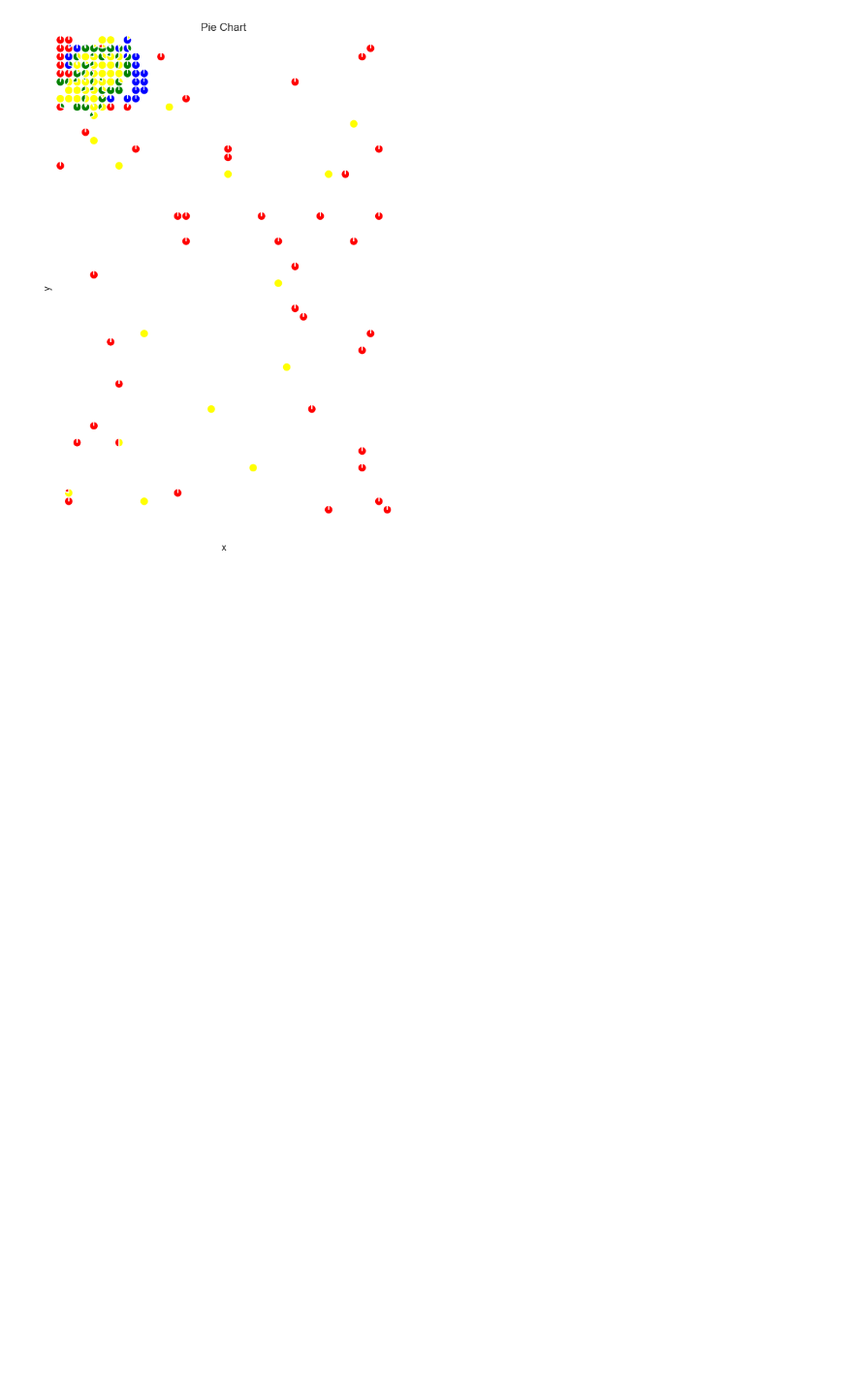
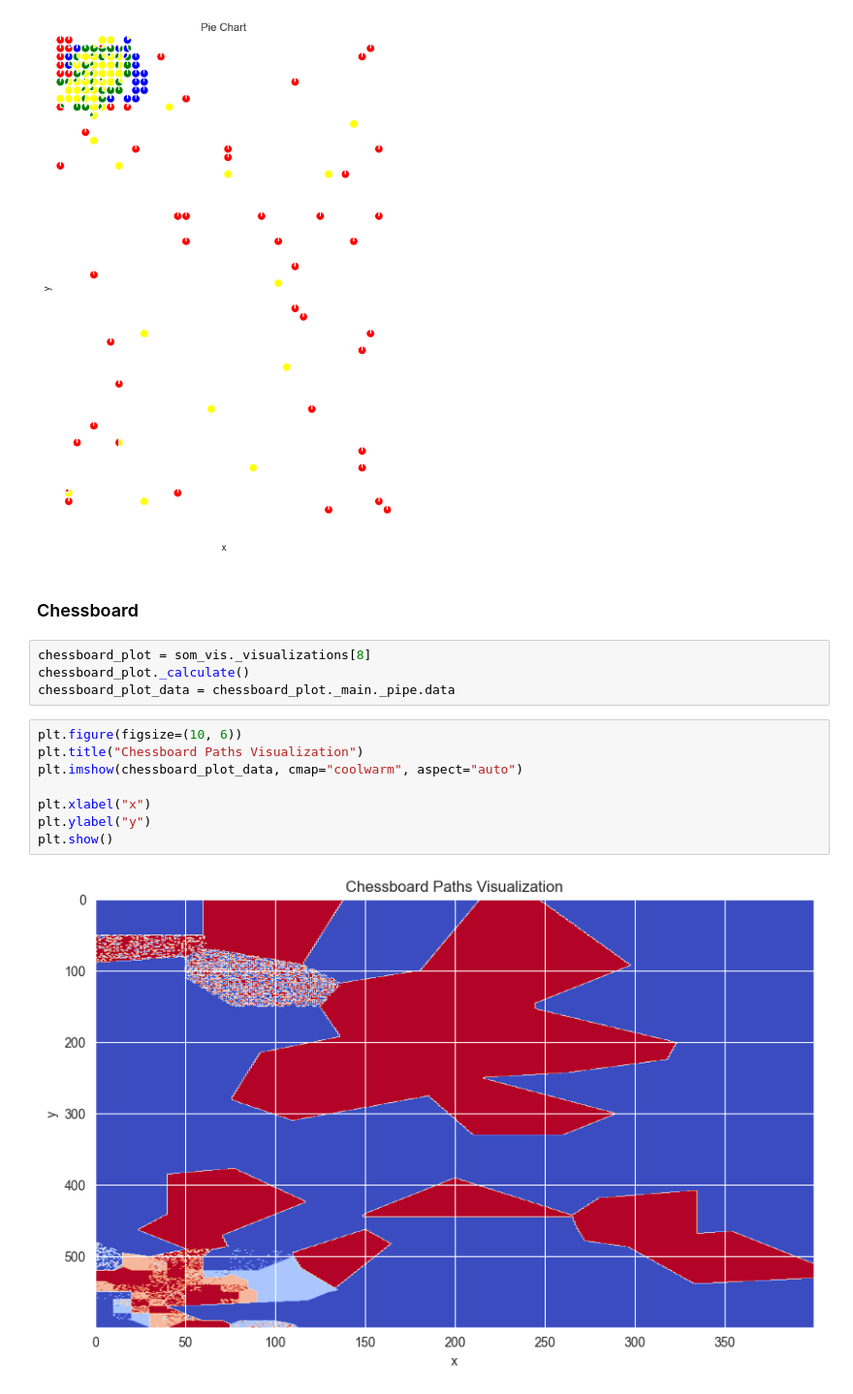
Before and after one commit to landgrafb98/SOM_22_Coding_Topic_G_Demo_DataCombo-3, a Jupyter notebook: Room_Occupancy_60_40.ipynb, the cells around one changed output. Shown at 97% size. Cells and saved outputs as stored; diff of their text form; blank space fills up the shorter version.

Commit message:
Class Info Graphs

```diff
--- a/Room_Occupancy_60_40.ipynb
+++ b/Room_Occupancy_60_40.ipynb
@@ -639,3 +640,19 @@ colors = ["red", "blue", "green", "yellow"]
 custom_pie_chart(colors)
 # %% [output]
 [figure]
+# %% [markdown]
+### Chessboard
+# %%
+chessboard_plot = som_vis._visualizations[8]
+chessboard_plot._calculate()
+chessboard_plot_data = chessboard_plot._main._pipe.data
+# %%
+plt.figure(figsize=(10, 6))
+plt.title("Chessboard Paths Visualization")
+plt.imshow(chessboard_plot_data, cmap="coolwarm", aspect="auto")
+
+plt.xlabel("x")
+plt.ylabel("y")
+plt.show()
+# %% [output]
+[figure, added]
```
Also changed, not shown: parts of 5 cells of this notebook.
